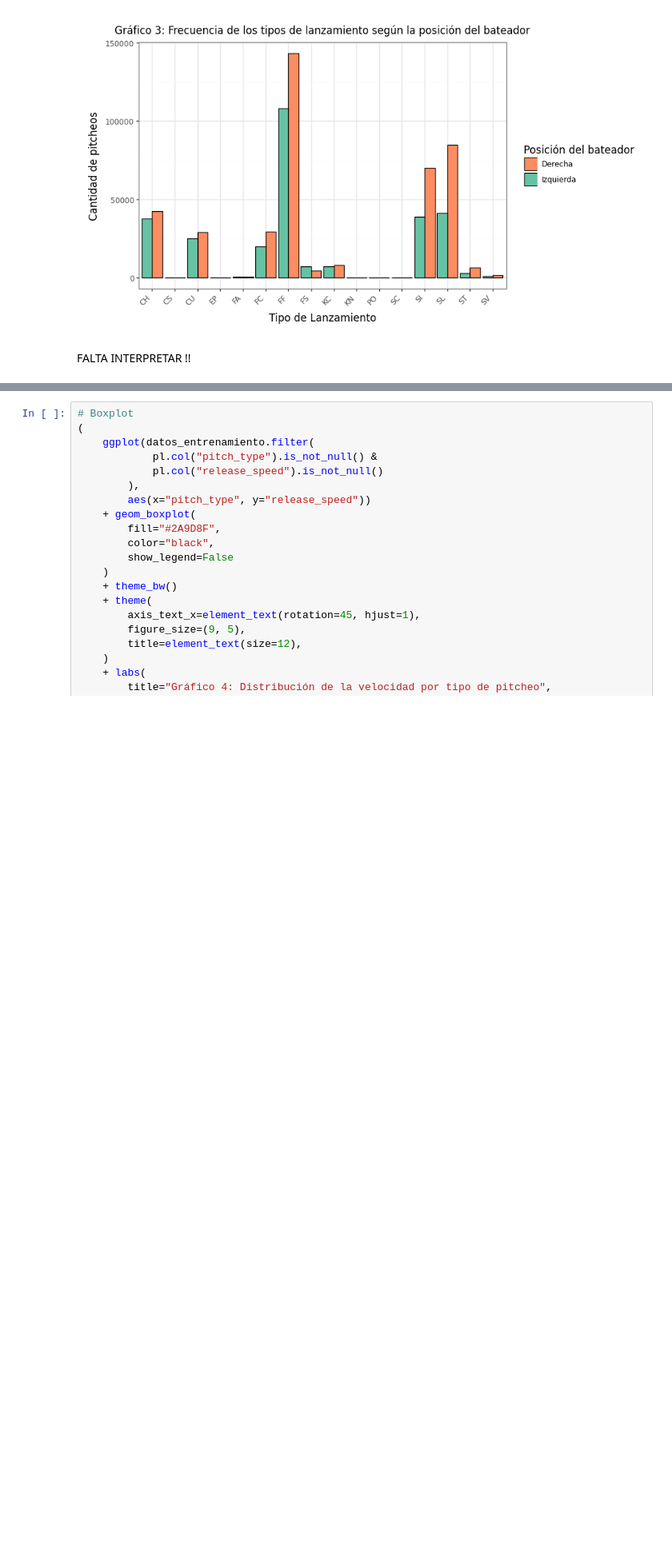
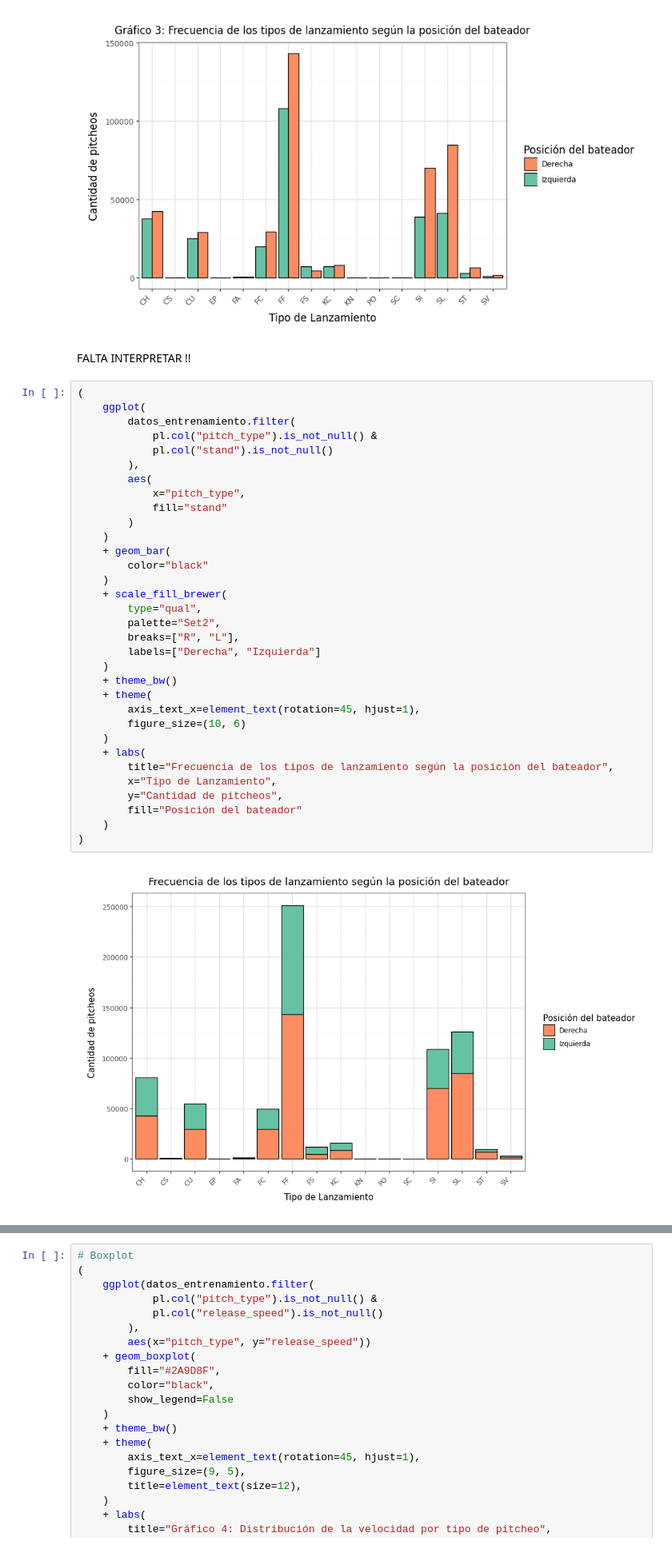
Before and after one commit to Prisfenoy/TP2_python, a Jupyter notebook: Análisis_descriptivo.ipynb, the cells around one changed output, grey strips where cells are left out. Shown at 80% size. Cells and saved outputs as stored; diff of their text form; blank space fills up the shorter version.

```diff
--- a/Análisis_descriptivo.ipynb
+++ b/Análisis_descriptivo.ipynb
@@ -470,3 +521,38 @@ La posición del bateador puede influir en la selección del tipo de lanzamiento
 [figure]
 # %% [markdown]
 FALTA INTERPRETAR !!
+# %%
+(
+    ggplot(
+        datos_entrenamiento.filter(
+            pl.col("pitch_type").is_not_null() &
+            pl.col("stand").is_not_null()
+        ),
+        aes(
+            x="pitch_type",
+            fill="stand"
+        )
+    )
+    + geom_bar(
+        color="black"
+    )
+    + scale_fill_brewer(
+        type="qual",
+        palette="Set2",
+        breaks=["R", "L"],
+        labels=["Derecha", "Izquierda"]
+    )
+    + theme_bw()
+    + theme(
+        axis_text_x=element_text(rotation=45, hjust=1),
+        figure_size=(10, 6)
+    )
+    + labs(
+        title="Frecuencia de los tipos de lanzamiento según la posición del bateador",
+        x="Tipo de Lanzamiento",
+        y="Cantidad de pitcheos",
+        fill="Posición del bateador"
+    )
+)
+# %% [output]
+[figure, added]
```
Also changed, not shown: parts of 34 cells of this notebook.
